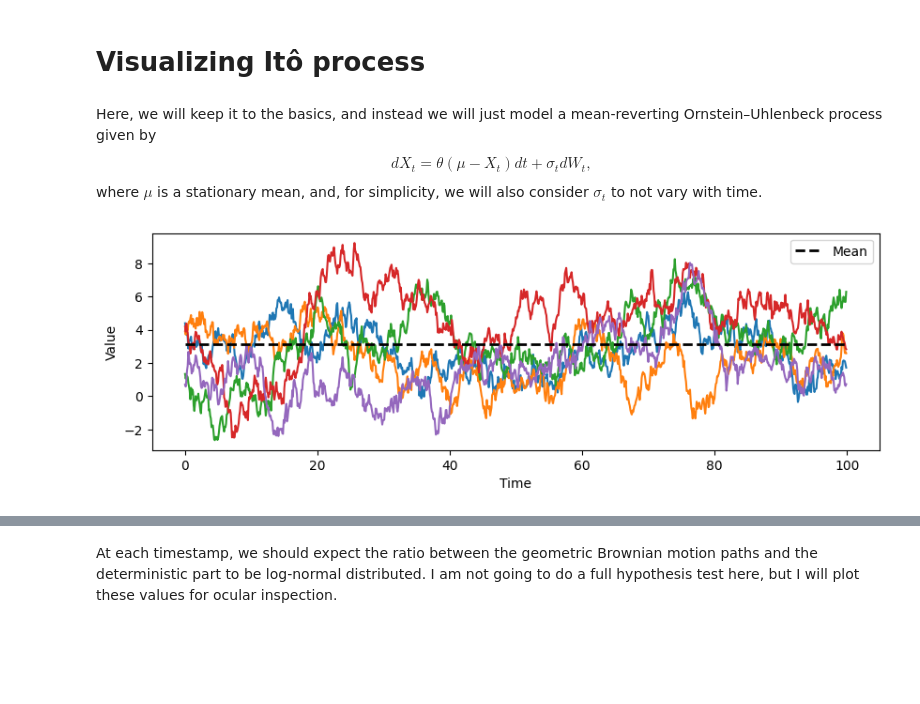
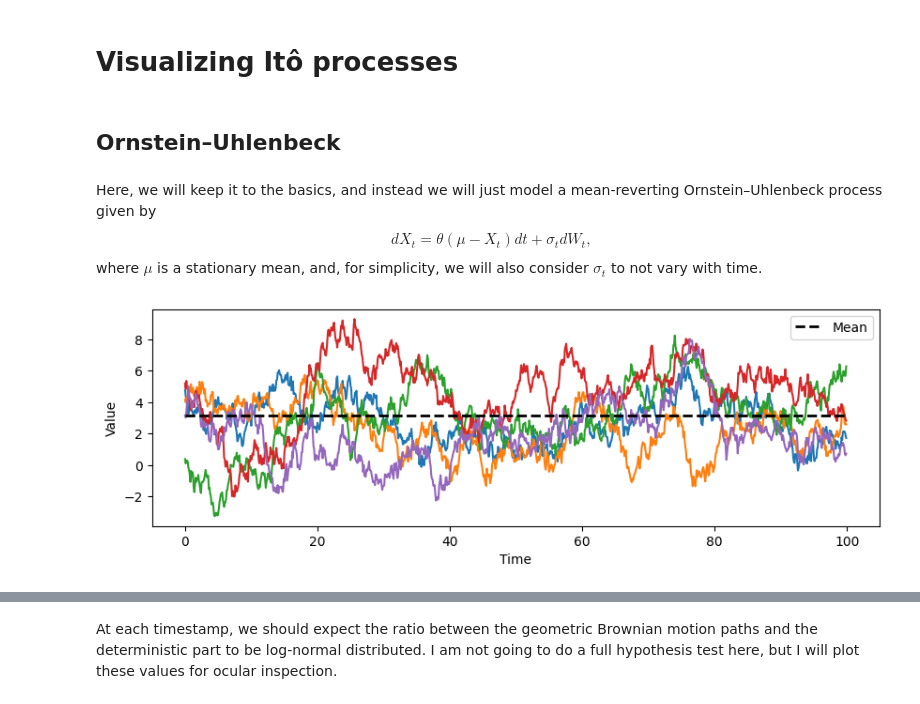
Before and after one commit to victorventuri/misc_quant, a Jupyter notebook: notebooks/stochastic_processes/visualizing_ito.ipynb, the cells around one changed output, grey strips where cells are left out. Cells and saved outputs as stored; diff of their text form; code cells hidden in the pictures; blank space fills up the shorter version.

```diff
--- a/notebooks/stochastic_processes/visualizing_ito.ipynb
+++ b/notebooks/stochastic_processes/visualizing_ito.ipynb
@@ -1,5 +1,7 @@
 # %% [markdown]
-# Visualizing Itô process
+# Visualizing Itô processes
+# %% [markdown]
+## Ornstein–Uhlenbeck
 # %% [markdown]
 Here, we will keep it to the basics, and instead we will just model a mean-reverting Ornstein–Uhlenbeck process given by
 \begin{equation*}
@@ -25,32 +27,32 @@ class OUDrift():
 
     def __call__(self, time: float, x: Union[float, np.ndarray]) -> Union[float, np.ndarray]:
         mu = self.mean
         theta = self.scale
         return theta * (mu - x)
 
 # Choose parameters
 mean = 3.14159
 scale = 0.1
 drift = OUDrift(mean=mean, scale=scale)
 diffusion = ConstantFunction(constant=1.0)
 rng_seed = 27182818284
 
 ou_proc = Ito(infinitesimal_time_interval=0.1,
               drift=drift,
               stochastic_stepper=diffusion,
               seed=rng_seed
               )
 
 # Simulate being off from the mean
 num_simulations = 5
 num_steps = 1000
 for _ in tqdm(range(num_simulations)):
     start_val = np.random.uniform(low=0, high=6)
     timestamps, values = ou_proc.simulate(num_steps=num_steps, start_value=start_val)
 
-fig, axes = ou_proc.plot_runs(figsize=(10, 3))
+fig, axes = ou_proc.plot_runs(subplots_args={'figsize': (10, 3)})
 axes.plot([timestamps[0], timestamps[-1]], [mean, mean],
           'k--', linewidth=2, label='Mean')
 _ = axes.legend()
 # %% [output]
-[figure, old version]
+[figure, new version]
```
Also changed, not shown: parts of 9 cells of this notebook.
